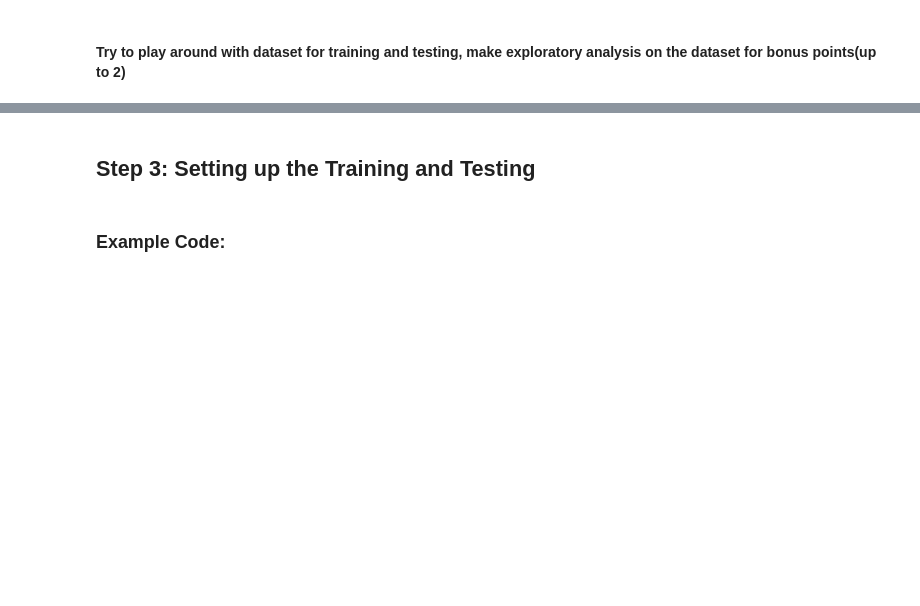
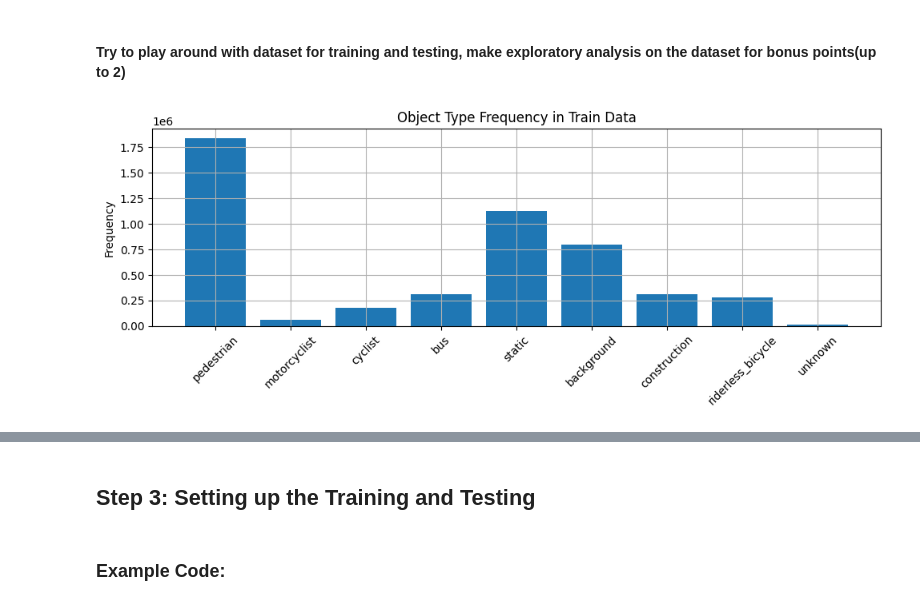
Before and after one commit to Lizhecheng02/1st-Solution-UCSD-CSE251B-Kaggle-Trajectory-Prediction, a Jupyter notebook: src/starter code.ipynb, the cells around one changed output, grey strips where cells are left out. Saved outputs shown, nothing was run; the diff lists cells and outputs as text; code cells hidden in the pictures; blank space fills up the shorter version.

Commit message:
more data vis for analysis

```diff
--- a/src/starter code.ipynb
+++ b/src/starter code.ipynb
@@ -84,3 +84,22 @@ plot_heatmap(xy_out_not_0, title='Heatmap of XY Out (non-zero)', bins=50)
 [figure]
 # %% [markdown]
 #### Try to play around with dataset for training and testing, make exploratory analysis on the dataset for bonus points(up to 2)
+# %%
+object_type_labels = ['vehicle', 'pedestrian', 'motorcyclist', 'cyclist', 'bus', 'static', 'background', 'construction', 'riderless_bicycle', 'unknown']
+object_type_data = train_data[..., 5].astype(int).flatten()
+object_type_data = object_type_data[object_type_data != 0]
+
+unique, counts = np.unique(object_type_data, return_counts=True)
+counts_dict = dict(zip(unique, counts))
+
+plt.figure(figsize=(10, 4))
+plt.bar([object_type_labels[i] for i in unique], counts)
+plt.xticks(rotation=45)
+plt.ylabel("Frequency")
+plt.title("Object Type Frequency in Train Data")
+plt.grid(True)
+plt.tight_layout()
+plt.savefig(f"agent_type_distribution.pdf", format="pdf", dpi=300, bbox_inches="tight", pad_inches=0.05)
+plt.show()
+# %% [output]
+[figure, added]
```
Also changed, not shown: parts of 9 cells of this notebook, 5 other files.
